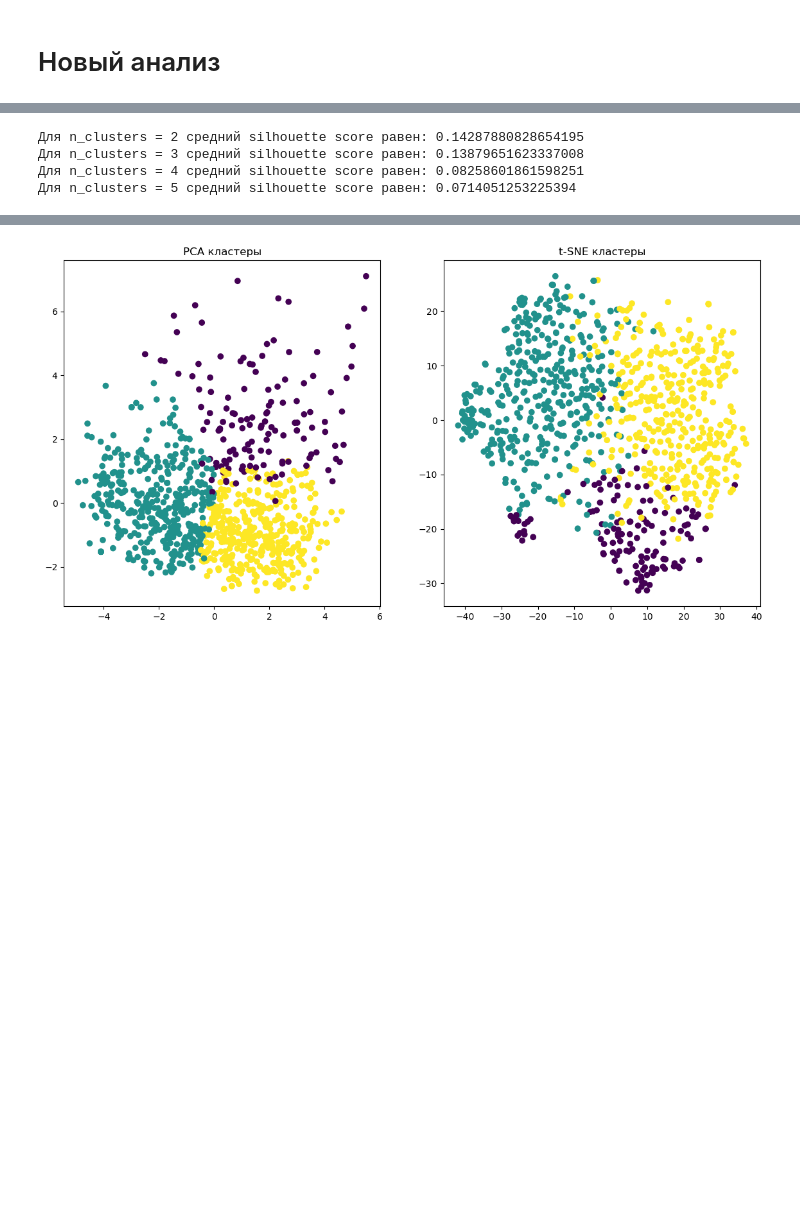
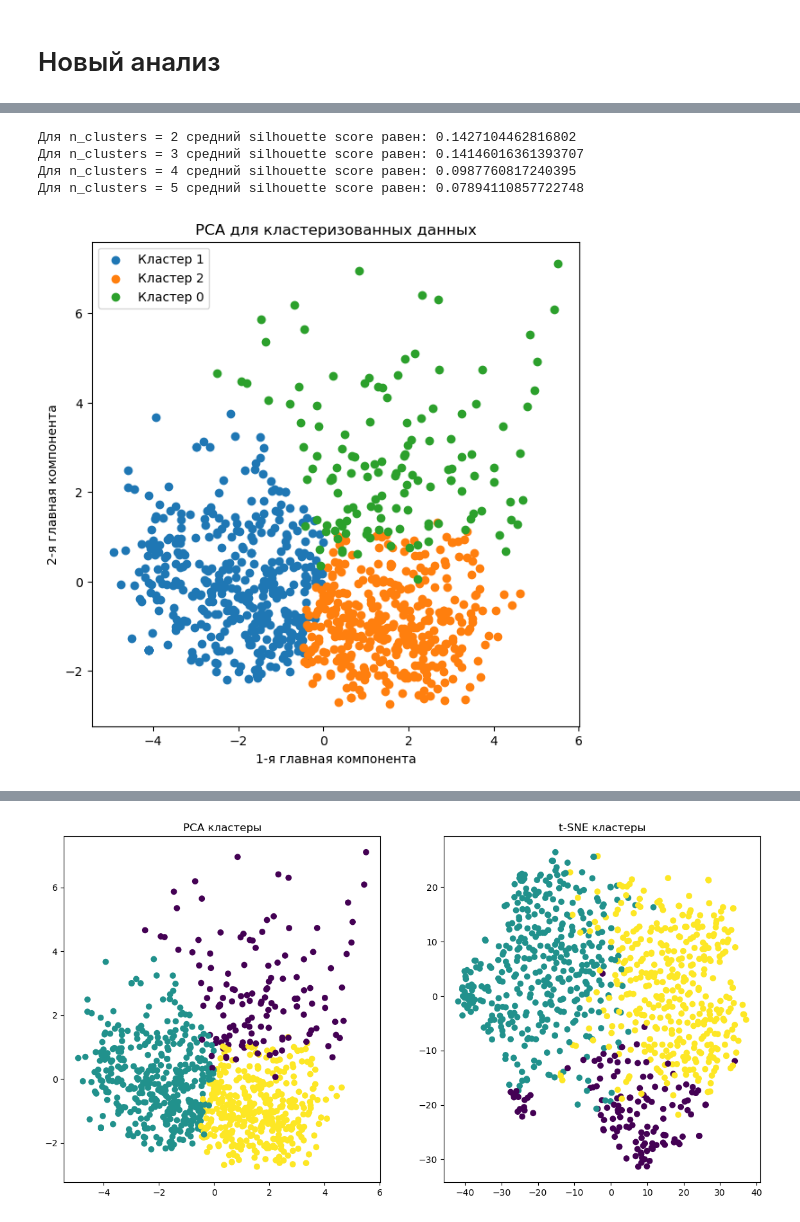
Before and after one commit to avrogachev/medstat, a Jupyter notebook: EDA2.ipynb, the cells around one changed output, grey strips where cells are left out. Cells and saved outputs as stored; diff of their text form; code cells hidden in the pictures; blank space fills up the shorter version.

```diff
--- a/EDA2.ipynb
+++ b/EDA2.ipynb
@@ -51,15 +51,15 @@ from sklearn.metrics import silhouette_score
 
 # Определение значений силуэта для разного числа кластеров
 for n_clusters in range(2, 6):
-    kmeans = KMeans(n_clusters=n_clusters, random_state=420, n_init='auto')
+    kmeans = KMeans(n_clusters=n_clusters, random_state=420, n_init=100)
     cluster_labels = kmeans.fit_predict(features_scaled)
     silhouette_avg = silhouette_score(features_scaled, cluster_labels)
     print(f"Для n_clusters = {n_clusters} средний silhouette score равен: {silhouette_avg}")
 # %% [output]
-Для n_clusters = 2 средний silhouette score равен: 0.14287880828654195
-Для n_clusters = 3 средний silhouette score равен: 0.13879651623337008
-Для n_clusters = 4 средний silhouette score равен: 0.08258601861598251
-Для n_clusters = 5 средний silhouette score равен: 0.0714051253225394
+Для n_clusters = 2 средний silhouette score равен: 0.1427104462816802
+Для n_clusters = 3 средний silhouette score равен: 0.14146016361393707
+Для n_clusters = 4 средний silhouette score равен: 0.0987760817240395
+Для n_clusters = 5 средний silhouette score равен: 0.07894110857722748
 # %%
 from sklearn.decomposition import PCA
 from sklearn.manifold import TSNE
@@ -70,3 +70,29 @@ import matplotlib.pyplot as plt
 optimal_clusters = 3  # из предыдущего анализа
 kmeans = KMeans(n_clusters=optimal_clusters, random_state=42, n_init='auto')
 data['Cluster'] = kmeans.fit_predict(features_scaled)
+# %%
+import matplotlib.pyplot as plt
+from sklearn.decomposition import PCA
+
+# Применение PCA
+pca = PCA(n_components=2)
+principalComponents = pca.fit_transform(features_scaled)
+
+# Определение уникальных кластеров
+clusters = data['Cluster'].unique()
+colors = plt.cm.get_cmap('autumn', len(clusters))
+
+# Визуализация PCA
+plt.figure(figsize=(7, 7))
+
+for i, cluster in enumerate(clusters):
+    cluster_points = principalComponents[data['Cluster'] == cluster]
+    plt.scatter(cluster_points[:, 0], cluster_points[:, 1], label=f'Кластер {cluster}')
+
+plt.title('PCA для кластеризованных данных')
+plt.xlabel('1-я главная компонента')
+plt.ylabel('2-я главная компонента')
+plt.legend()
+plt.show()
+# %% [output]
+[figure, added]
```
Also changed, not shown: parts of 10 cells of this notebook.
